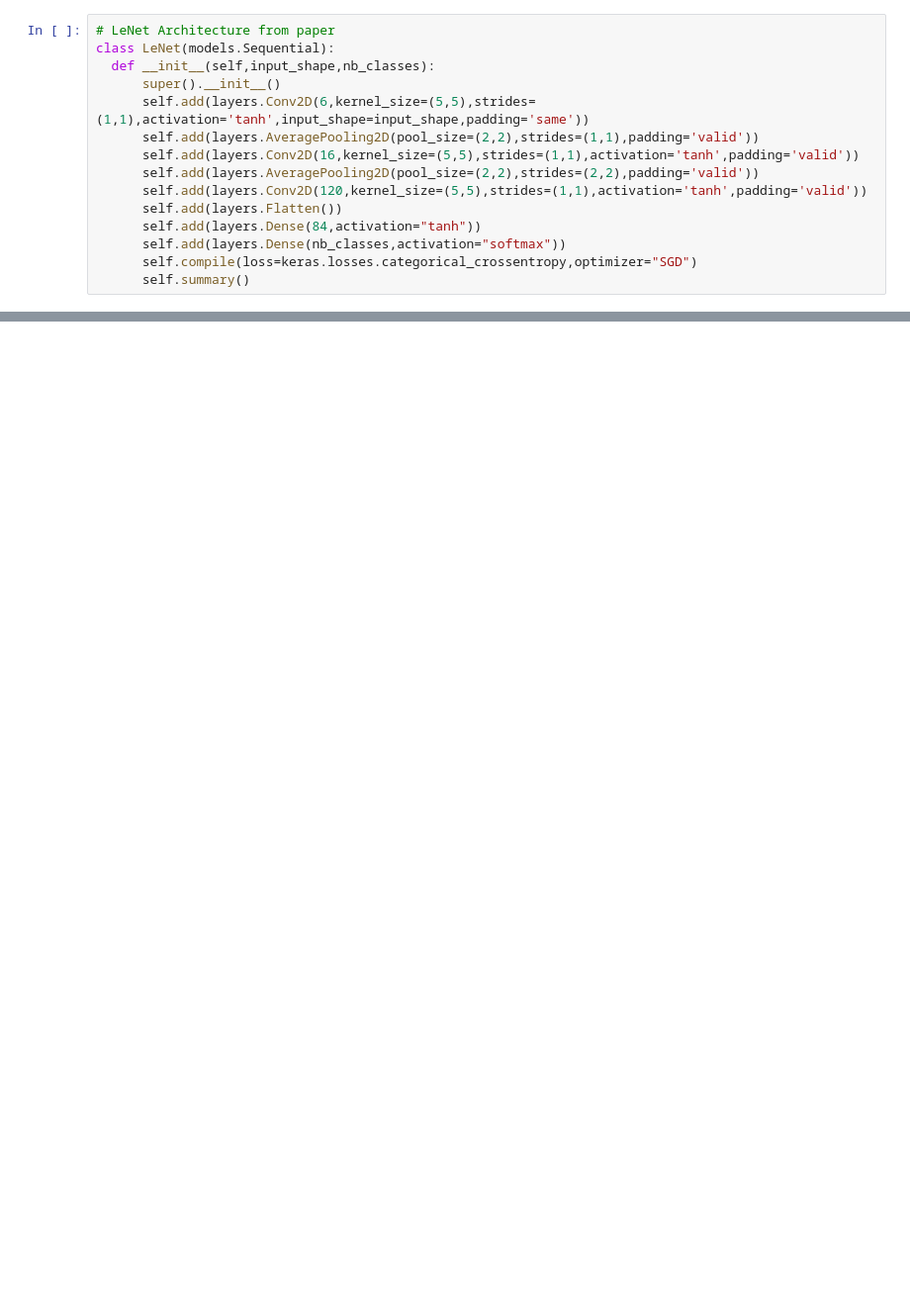
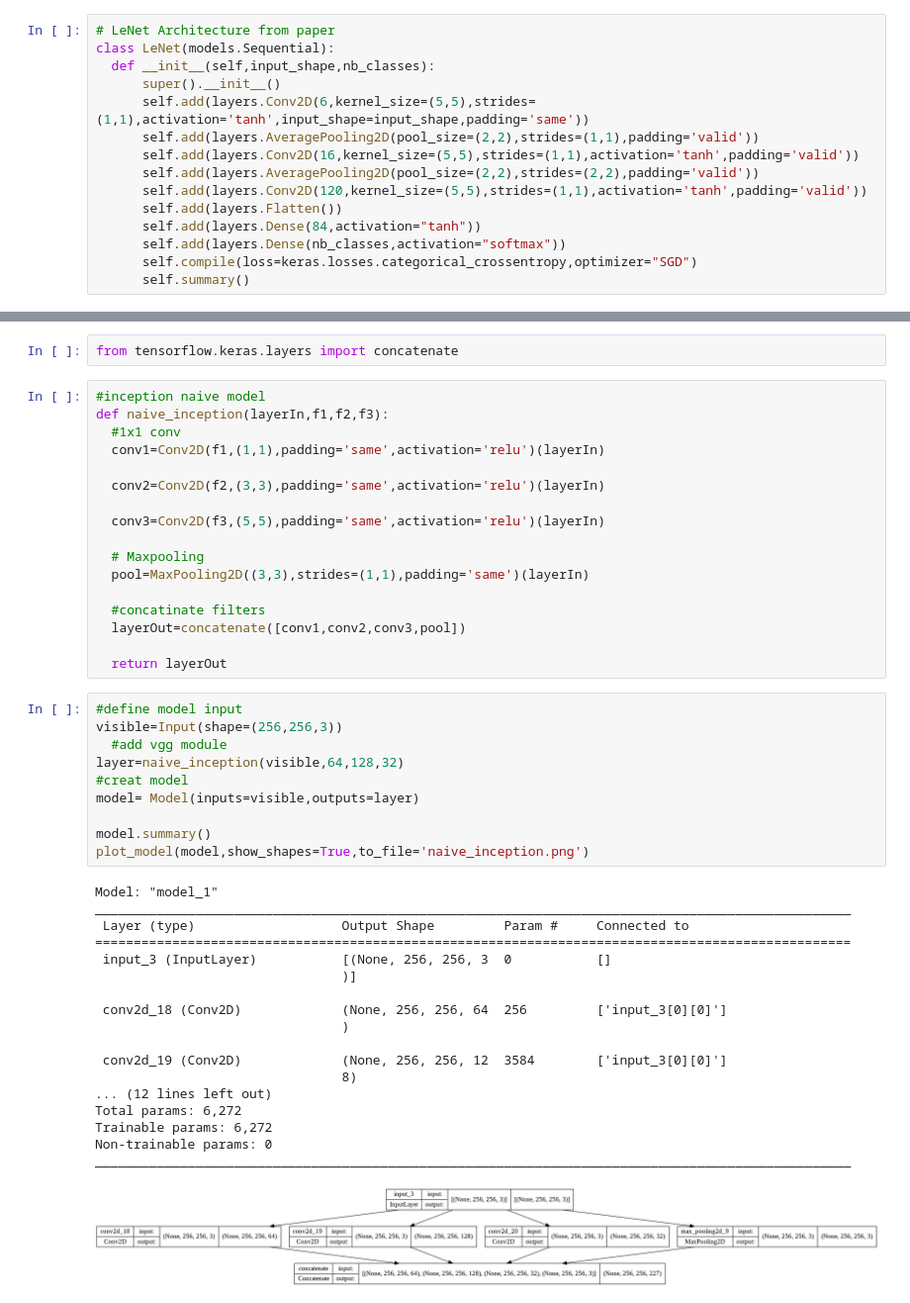
Before and after one commit to EslamWalid/Deep_learning-course-, a Jupyter notebook: ch5_CNN_Architectures.ipynb, the cells around one changed output, grey strips where cells are left out. Shown at 99% size. Cells and saved outputs as stored; diff of their text form; blank space fills up the shorter version.

```diff
--- a/ch5_CNN_Architectures.ipynb
+++ b/ch5_CNN_Architectures.ipynb
@@ -101,0 +148,48 @@ _________________________________________________________________
+# %%
+from tensorflow.keras.layers import concatenate
+# %%
+#inception naive model
+def naive_inception(layerIn,f1,f2,f3):
+  #1x1 conv
+  conv1=Conv2D(f1,(1,1),padding='same',activation='relu')(layerIn)
+
+  conv2=Conv2D(f2,(3,3),padding='same',activation='relu')(layerIn)
+
+  conv3=Conv2D(f3,(5,5),padding='same',activation='relu')(layerIn)
+
+  # Maxpooling
+  pool=MaxPooling2D((3,3),strides=(1,1),padding='same')(layerIn)
+
+  #concatinate filters
+  layerOut=concatenate([conv1,conv2,conv3,pool])
+
+  return layerOut
+# %%
+#define model input
+visible=Input(shape=(256,256,3))
+  #add vgg module
+layer=naive_inception(visible,64,128,32)
+#creat model
+model= Model(inputs=visible,outputs=layer)
+
+model.summary()
+plot_model(model,show_shapes=True,to_file='naive_inception.png')
+# %% [output]
+Model: "model_1"
+__________________________________________________________________________________________________
+ Layer (type)                   Output Shape         Param #     Connected to
+==================================================================================================
+ input_3 (InputLayer)           [(None, 256, 256, 3  0           []
+                                )]
+
+ conv2d_18 (Conv2D)             (None, 256, 256, 64  256         ['input_3[0][0]']
+                                )
+
+ conv2d_19 (Conv2D)             (None, 256, 256, 12  3584        ['input_3[0][0]']
+                                8)
+... (12 lines left out)
+Total params: 6,272
+Trainable params: 6,272
+Non-trainable params: 0
+__________________________________________________________________________________________________
+[figure, added]
```
Also changed, not shown: parts of 16 cells of this notebook.
